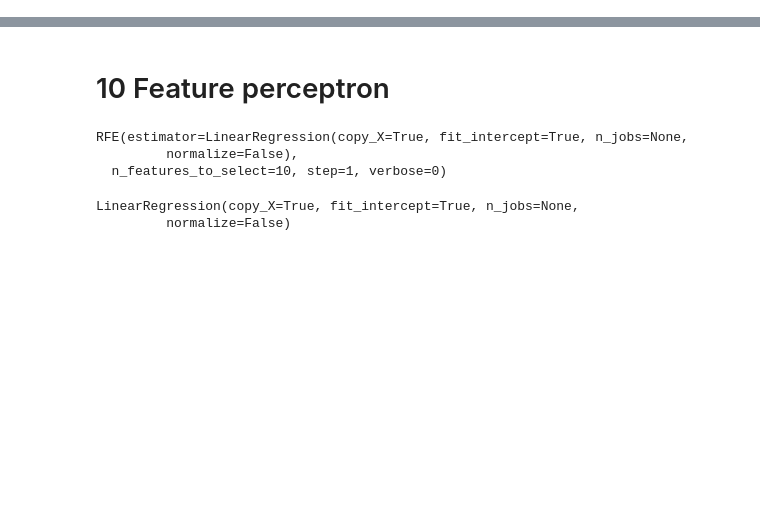
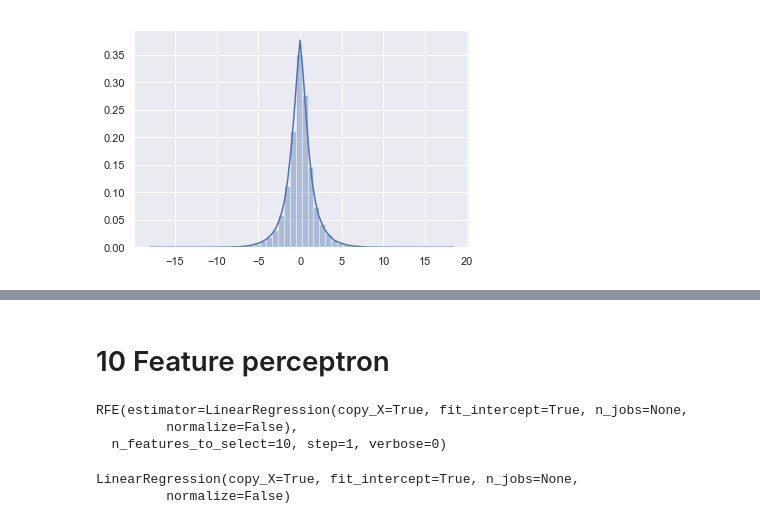
Before and after one commit to KennedyMurphy/elomerchant, a Jupyter notebook: notebooks/feature-selection.ipynb, the cells around one changed output, grey strips where cells are left out. Cells and saved outputs as stored; diff of their text form; code cells hidden in the pictures; blank space fills up the shorter version.

Commit message:
Added outlier dropping for training set. Created outlier_correction file for flagging and correcting outliers.

```diff
--- a/notebooks/feature-selection.ipynb
+++ b/notebooks/feature-selection.ipynb
@@ -24,0 +20,9 @@ target.set_index('card_id', inplace=True)
+# %%
+m, sd = target.agg(['mean', 'std']).values
+
+outliers = (target < m - 5 * sd) | (target > m + 5 * sd)
+
+sns.set()
+ax = sns.distplot(target[~outliers.values])
+# %% [output]
+[figure, added]
```
Also changed, not shown: parts of 5 cells of this notebook, 4 other files.
